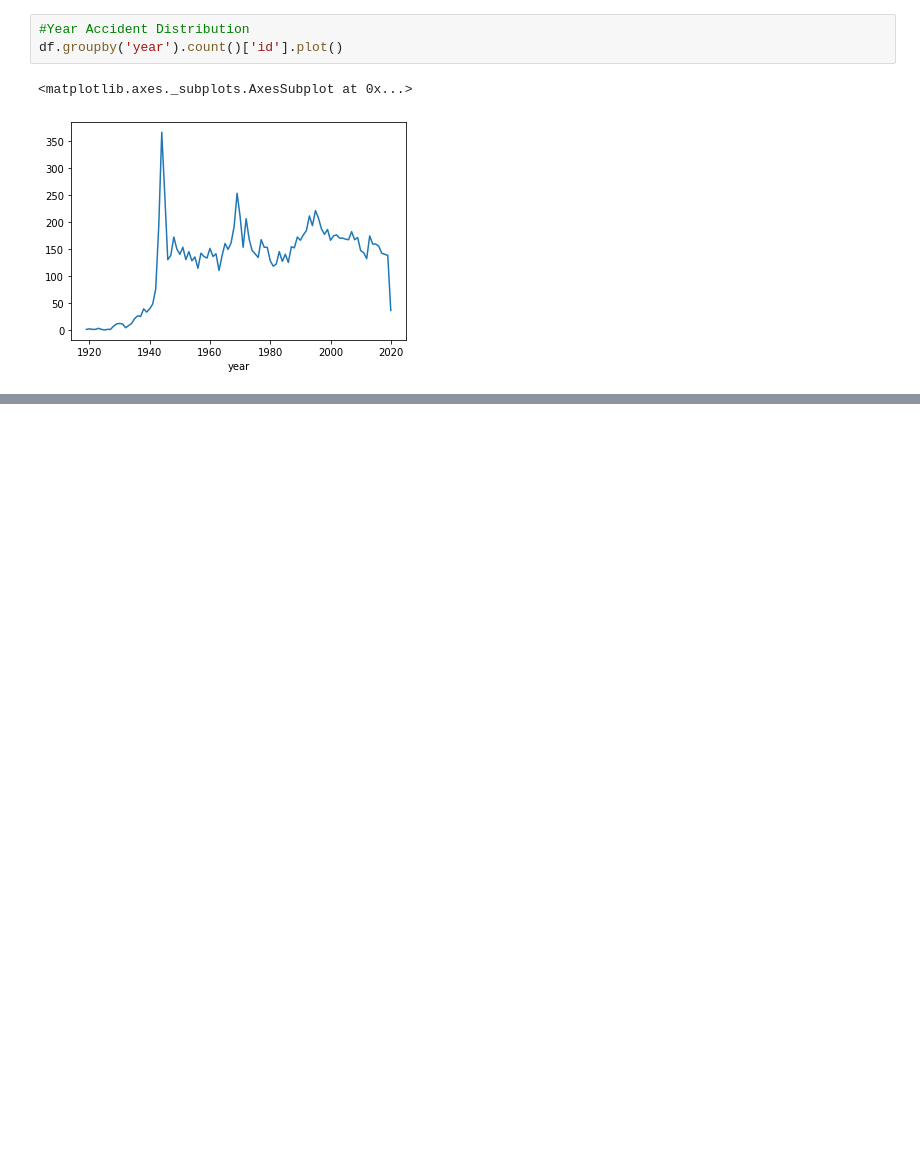
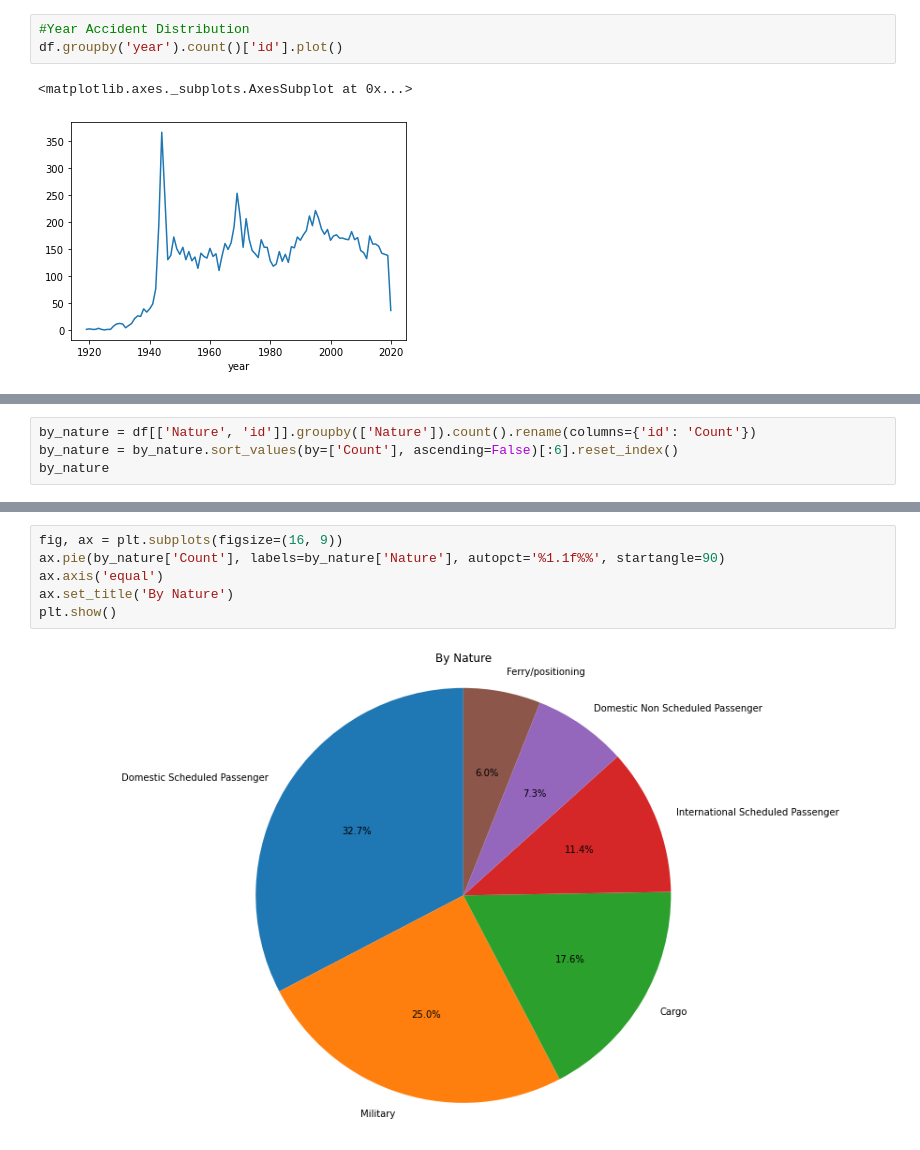
Before and after one commit to ptuuu/170finalproj, a Jupyter notebook: demo/playground.ipynb, the cells around one changed output, grey strips where cells are left out. Saved outputs shown, nothing was run; the diff lists cells and outputs as text; blank space fills up the shorter version.

```diff
--- a/demo/plot.ipynb
+++ b/demo/playground.ipynb
@@ -292,0 +287,4 @@ df.head(1)
+# %%
+by_nature = df[['Nature', 'id']].groupby(['Nature']).count().rename(columns={'id': 'Count'})
+by_nature = by_nature.sort_values(by=['Count'], ascending=False)[:6].reset_index()
+by_nature
@@ -292,0 +299,8 @@ df.head(1)
+# %%
+fig, ax = plt.subplots(figsize=(16, 9))
+ax.pie(by_nature['Count'], labels=by_nature['Nature'], autopct='%1.1f%%', startangle=90)
+ax.axis('equal')
+ax.set_title('By Nature')
+plt.show()
+# %% [output]
+[figure, added]
```
Also changed, not shown: parts of 26 cells of this notebook, 5 other files.
